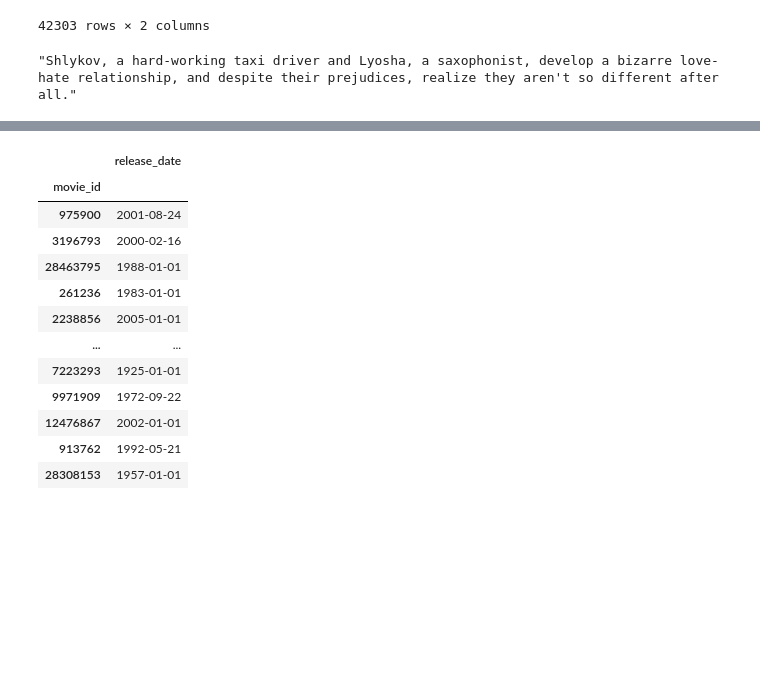
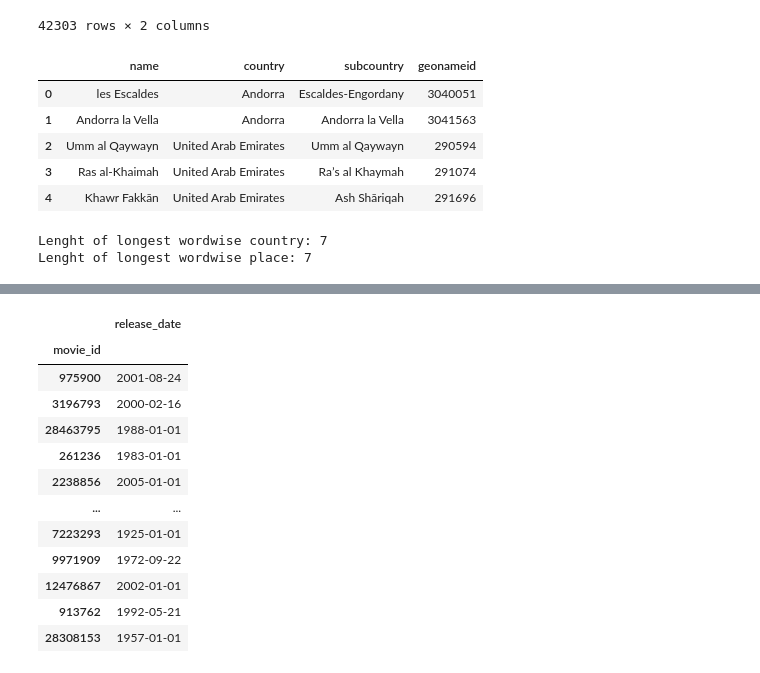
Before and after one commit to epfl-ada/ada-2022-project-adlucere2022, a Jupyter notebook: InitialDataExploration_adrian.ipynb, the cells around one changed output, grey strips where cells are left out. Cells and saved outputs as stored; diff of their text form; code cells hidden in the pictures; blank space fills up the shorter version.

```diff
--- a/InitialDataExploration_adrian.ipynb
+++ b/InitialDataExploration_adrian.ipynb
@@ -29,7 +29,20 @@ plot_summaries
 | 42301 | 8628195 | Abdur Rehman Khan , a middle-aged... |
 | 42302 | 6040782 | 1940 - Operation Dynamo has just ... |
 42303 rows × 2 columns
-# %%
-plot_summaries.plot_summary[0]
-# %% [output]
-"Shlykov, a hard-working taxi driver and Lyosha, a saxophonist, develop a bizarre love-hate relationship, and despite their prejudices, realize they aren't so different after all."
+# %%
+word_list_io = pd.read_csv("https://pkgstore.datahub.io/core/world-cities/world-cities_csv/data/6cc66692f0e82b18216a48443b6b95da/world-cities_csv.csv")
+# %%
+word_list_io.head()
+# %% [output]
+|  | name | country | subcountry | geonameid |
+| 0 | les Escaldes | Andorra | Escaldes-Engordany | 3040051 |
+| 1 | Andorra la Vella | Andorra | Andorra la Vella | 3041563 |
+| 2 | Umm al Qaywayn | United Arab Emirates | Umm al Qaywayn | 290594 |
+| 3 | Ras al-Khaimah | United Arab Emirates | Raʼs al Khaymah | 291074 |
+| 4 | Khawr Fakkān | United Arab Emirates | Ash Shāriqah | 291696 |
+# %%
+print(f"Lenght of longest wordwise country: {max(word_list_io.country.apply(lambda x: len(x.split())))}")
+print(f"Lenght of longest wordwise place: {max(word_list_io.name.apply(lambda x: len(x.split())))}")
+# %% [output]
+Lenght of longest wordwise country: 7
+Lenght of longest wordwise place: 7
```
Also changed, not shown: parts of 11 cells of this notebook, 16 other files.
